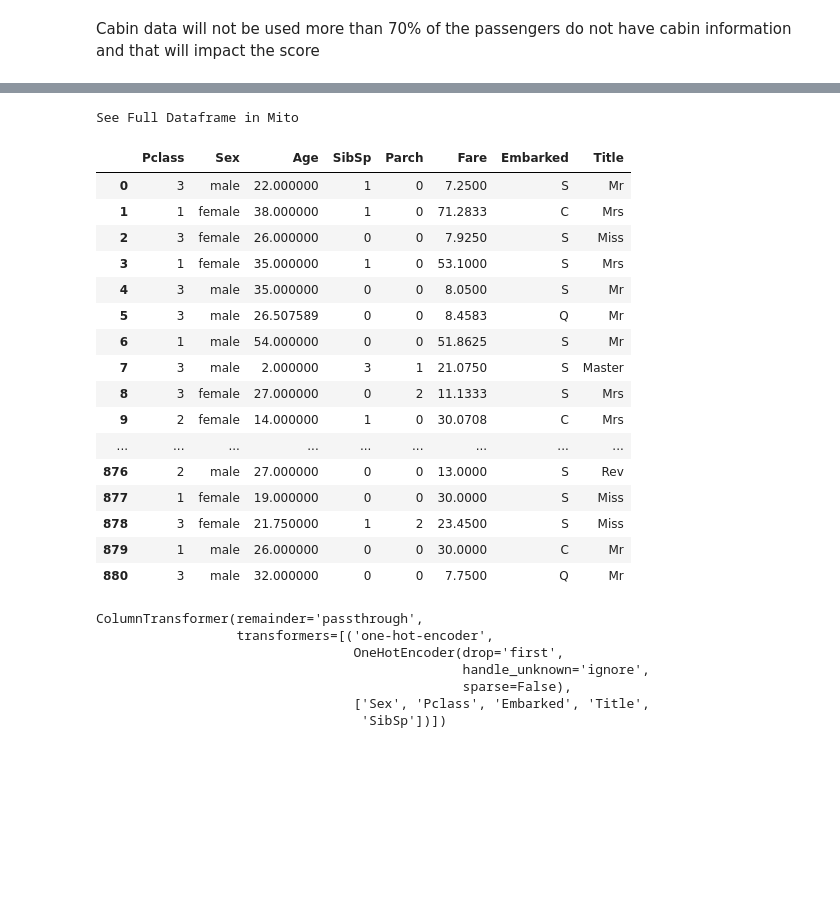
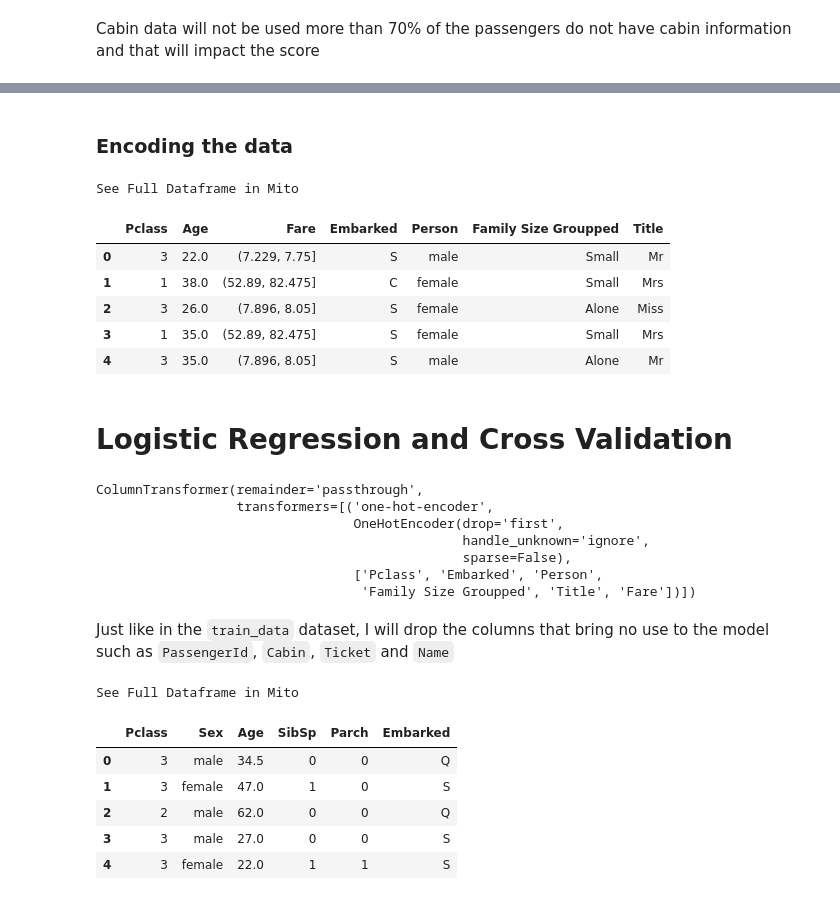
Before and after one commit to VallentinDS/Data-Science-Projects, a Jupyter notebook: Titanic - Kaggle ML Predictions/Titanic - Kaggle Machine Learning Challenge.ipynb, the cells around one changed output, grey strips where cells are left out. Cells and saved outputs as stored; diff of their text form; code cells hidden in the pictures; blank space fills up the shorter version.

```diff
--- a/Titanic - Kaggle ML Predictions/Titanic - Kaggle Machine Learning Challenge.ipynb
+++ b/Titanic - Kaggle ML Predictions/Titanic - Kaggle Machine Learning Challenge.ipynb
@@ -534,0 +503,5 @@ Name: Title, dtype: object
+# %%
+# Fare discretization
+
+# pandas.qcut is used to split the data into equal-sized bins based on rank or based on sample quantiles
+train_data['Fare'] = pd.qcut(train_data['Fare'], 13)
@@ -534,0 +543,13 @@ Name: Title, dtype: object
+# %%
+# creating a feature that will decide based on age if the passenger is a child or an adult and its sex
+def male_female_child(passenger):
+    age, sex= passenger
+    if age < 10:
+        if sex == 'female':
+            return "female child"
+        if sex == 'male':
+            return 'male child'
+    else:
+        return sex
+# %%
+train_data['Person'] = train_data[["Age", "Sex"]].apply(male_female_child, axis=1)
@@ -534,0 +584,7 @@ Name: Title, dtype: object
+# %%
+# Family-Size
+
+train_data['Family Size'] = train_data['SibSp'] + train_data['Parch'] + 1
+family_size_map = {1: "Alone", 2: "Small", 3:"Small", 4:"Medium", 5:"Medium", 6:"Medium", 7:"Large", 8: "Large", 9:"Large", 10:"Large", 11:"Large"}
+
+train_data["Family Size Groupped"] = train_data["Family Size"].map(family_size_map)
@@ -535,3 +762,5 @@ Name: Title, dtype: object
+# %% [markdown]
+### Encoding the data
 # %%
 from sklearn.preprocessing import OneHotEncoder
 from sklearn.compose import ColumnTransformer
@@ -544,28 +773,21 @@ ohe_df = pd.DataFrame(ohe.fit_transform(train_data[['Sex', 'Name', 'SibSp']]))
 # %%
-new_train_data = train_data.drop(['Ticket', 'Cabin', 'PassengerId', 'Survived', 'Name', 'Fare'], axis= 1)
+new_train_data = train_data.drop(['Ticket', 'Cabin', 'PassengerId', 'Survived', 'Name', 'SibSp', 'Parch', 'Sex', 'Family Size'], axis= 1)
 train_data_survived = train_data['Survived']
-new_train_data
+columns = ['Pclass','Fare', 'Embarked','Person', "Family Size Groupped", 'Title']
+new_train_data.reindex(columns= columns)
+new_train_data.head()
 # %% [output]
 See Full Dataframe in Mito
-|  | Pclass | Sex | Age | SibSp | Parch | Fare | Embarked | Title |
-| 0 | 3 | male | 22.000000 | 1 | 0 | 7.2500 | S | Mr |
-| 1 | 1 | female | 38.000000 | 1 | 0 | 71.2833 | C | Mrs |
-| 2 | 3 | female | 26.000000 | 0 | 0 | 7.9250 | S | Miss |
-| 3 | 1 | female | 35.000000 | 1 | 0 | 53.1000 | S | Mrs |
-| 4 | 3 | male | 35.000000 | 0 | 0 | 8.0500 | S | Mr |
-| 5 | 3 | male | 26.507589 | 0 | 0 | 8.4583 | Q | Mr |
-| 6 | 1 | male | 54.000000 | 0 | 0 | 51.8625 | S | Mr |
-| 7 | 3 | male | 2.000000 | 3 | 1 | 21.0750 | S | Master |
-| 8 | 3 | female | 27.000000 | 0 | 2 | 11.1333 | S | Mrs |
-| 9 | 2 | female | 14.000000 | 1 | 0 | 30.0708 | C | Mrs |
-| ... | ... | ... | ... | ... | ... | ... | ... | ... |
-| 876 | 2 | male | 27.000000 | 0 | 0 | 13.0000 | S | Rev |
-| 877 | 1 | female | 19.000000 | 0 | 0 | 30.0000 | S | Miss |
-| 878 | 3 | female | 21.750000 | 1 | 2 | 23.4500 | S | Miss |
-| 879 | 1 | male | 26.000000 | 0 | 0 | 30.0000 | C | Mr |
-| 880 | 3 | male | 32.000000 | 0 | 0 | 7.7500 | Q | Mr |
+|  | Pclass | Age | Fare | Embarked | Person | Family Size Groupped | Title |
+| 0 | 3 | 22.0 | (7.229, 7.75] | S | male | Small | Mr |
+| 1 | 1 | 38.0 | (52.89, 82.475] | C | female | Small | Mrs |
+| 2 | 3 | 26.0 | (7.896, 8.05] | S | female | Alone | Miss |
+| 3 | 1 | 35.0 | (52.89, 82.475] | S | female | Small | Mrs |
+| 4 | 3 | 35.0 | (7.896, 8.05] | S | male | Alone | Mr |
+# %% [markdown]
+# Logistic Regression and Cross Validation
 # %%
-ct = ColumnTransformer([('one-hot-encoder', ohe, ['Sex', 'Pclass', 'Embarked', 'Title', 'SibSp'])], remainder= 'passthrough')
+ct = ColumnTransformer([('one-hot-encoder', ohe, ['Pclass', 'Embarked','Person', "Family Size Groupped", 'Title', 'Fare'])], remainder= 'passthrough')
 ct
 # %% [output]
 ColumnTransformer(remainder='passthrough',
@@ -573,8 +795,22 @@ ColumnTransformer(remainder='passthrough',
                                  OneHotEncoder(drop='first',
                                                handle_unknown='ignore',
                                                sparse=False),
-                                 ['Sex', 'Pclass', 'Embarked', 'Title',
-                                  'SibSp'])])
+                                 ['Pclass', 'Embarked', 'Person',
+                                  'Family Size Groupped', 'Title', 'Fare'])])
+# %% [markdown]
+Just like in the `train_data` dataset, I will drop the columns that bring no use to the model such as `PassengerId`, `Cabin`, `Ticket` and `Name`
+# %%
+drop_column = ['PassengerId', 'Cabin', 'Ticket', 'Name', 'Fare']
+test_data_new = test_data.drop(drop_column, axis= 1, inplace= False)
+test_data_new.head()
+# %% [output]
+See Full Dataframe in Mito
+|  | Pclass | Sex | Age | SibSp | Parch | Embarked |
+| 0 | 3 | male | 34.5 | 0 | 0 | Q |
+| 1 | 3 | female | 47.0 | 1 | 0 | S |
+| 2 | 2 | male | 62.0 | 0 | 0 | Q |
+| 3 | 3 | male | 27.0 | 0 | 0 | S |
+| 4 | 3 | female | 22.0 | 1 | 1 | S |
 # %%
 from sklearn.model_selection import train_test_split
 from sklearn.linear_model import LogisticRegression
```
Also changed, not shown: parts of 52 cells of this notebook.
